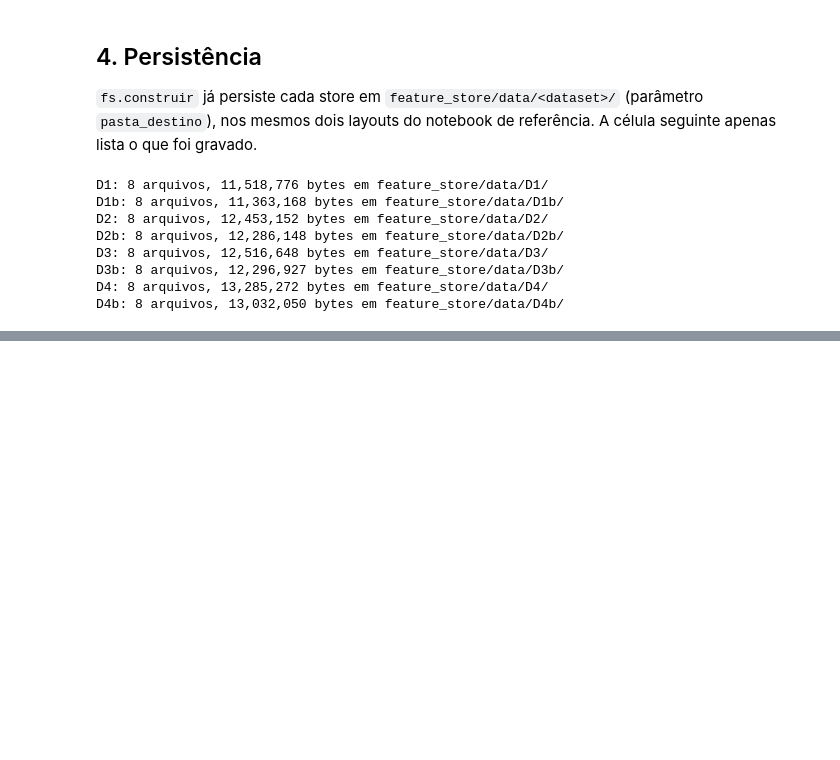
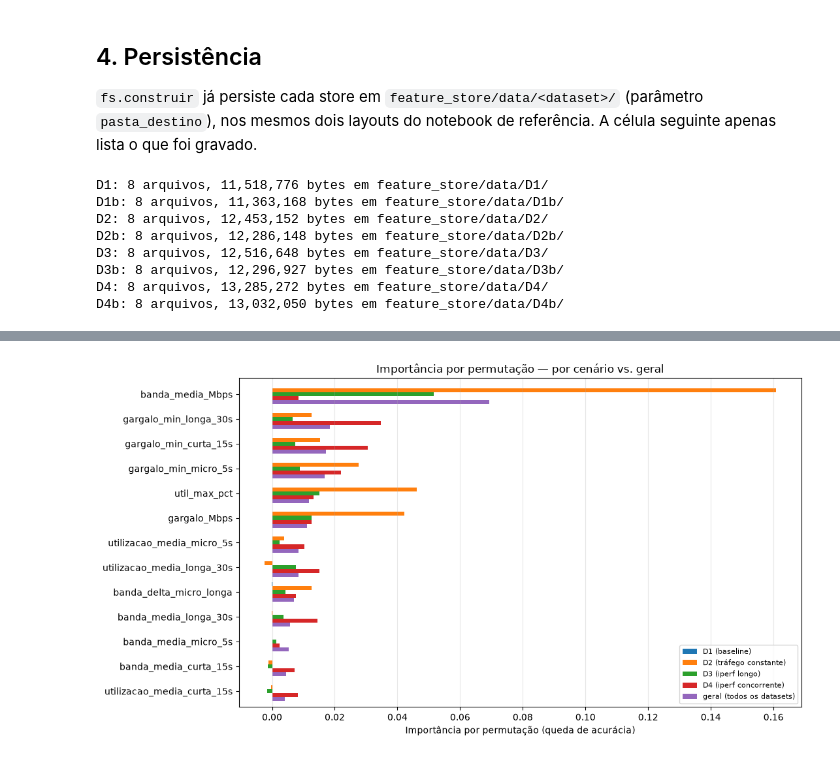
Before and after one commit to auerbeatriz/path-aware-datasets, a Jupyter notebook: Feature_Store_Datasets.ipynb, the cells around one changed output, grey strips where cells are left out. Cells and saved outputs as stored; diff of their text form; code cells hidden in the pictures; blank space fills up the shorter version.

```diff
--- a/Feature_Store_Datasets.ipynb
+++ b/Feature_Store_Datasets.ipynb
@@ -377,0 +624,6 @@ referência.
+# %%
+comparacao_cenarios = pd.DataFrame(importancias_por_cenario)
+comparacao_cenarios['geral (todos os datasets)'] = importancia_perm
+comparacao_cenarios = comparacao_cenarios.sort_values('geral (todos os datasets)', ascending=False)
+
+comparacao_cenarios
@@ -377,0 +645,12 @@ referência.
+# %%
+fig, ax = plt.subplots(figsize=(11, 6))
+comparacao_cenarios.plot.barh(ax=ax, width=0.8)
+ax.set_xlabel('Importância por permutação (queda de acurácia)')
+ax.set_title('Importância por permutação — por cenário vs. geral')
+ax.invert_yaxis()
+ax.grid(axis='x', alpha=0.3)
+ax.legend(fontsize=8, loc='lower right')
+plt.tight_layout()
+plt.show()
+# %% [output]
+[figure, added]
```
Also changed, not shown: parts of 50 cells of this notebook, 9 other files.
